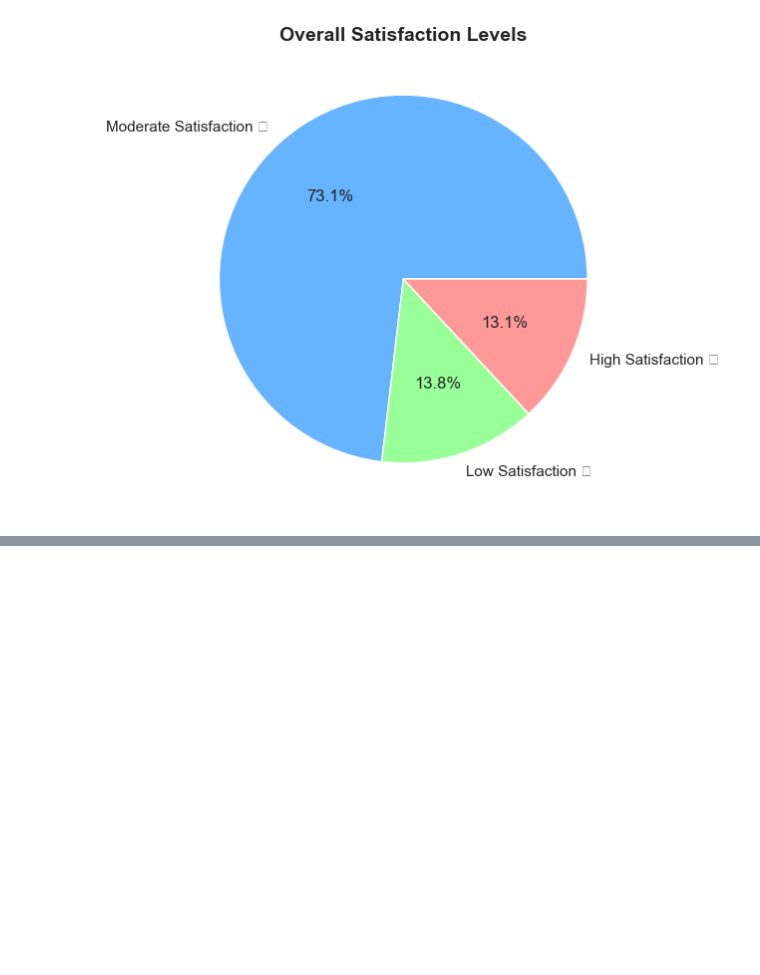
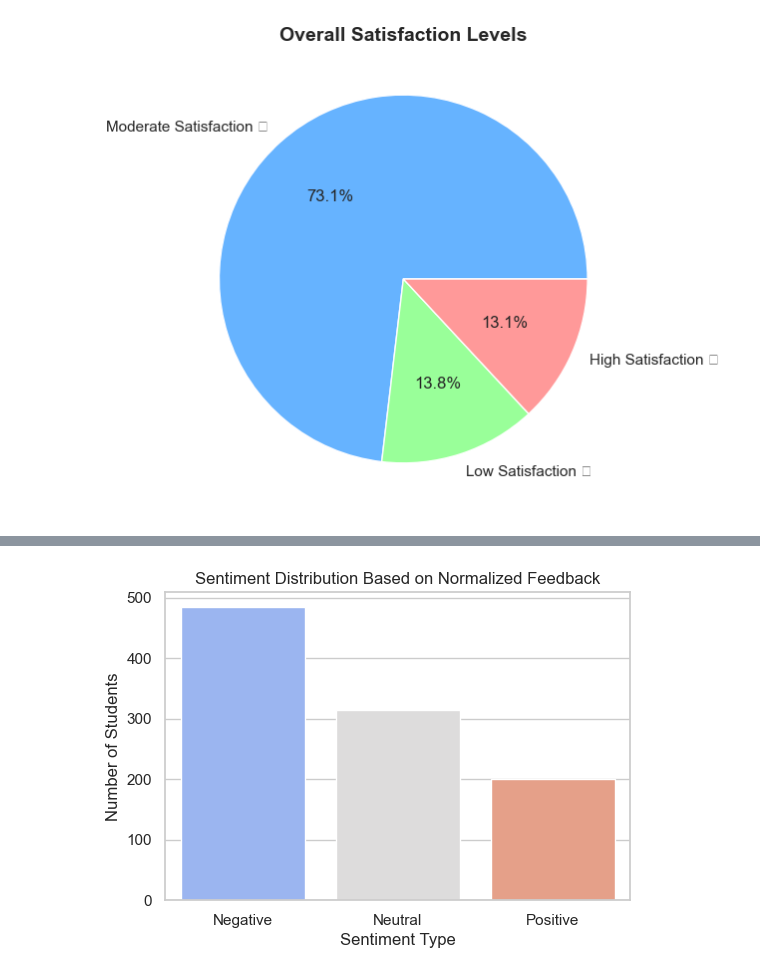
Before and after one commit to jenamjain/FUTURE_DS_03, a Jupyter notebook: College Event Feedback Analysis.ipynb, the cells around one changed output, grey strips where cells are left out. Drawn from its saved outputs; the diff is of its cells as text; code cells hidden in the pictures; blank space fills up the shorter version.

```diff
--- a/College Event Feedback Analysis.ipynb
+++ b/College Event Feedback Analysis.ipynb
@@ -370,0 +457,5 @@ plt.show()
+# %%
+# Normalize the scores to a 0–5 scale
+df['Normalized_Feedback'] = (df['Average_Feedback'] / df['Average_Feedback'].max()) * 5
+
+df[['Average_Feedback', 'Normalized_Feedback']].head()
@@ -370,0 +469,12 @@ plt.show()
+# %%
+def classify_sentiment(value):
+    if value >= 4:
+        return 'Positive'
+    elif value >= 2.5:
+        return 'Neutral'
+    else:
+        return 'Negative'
+
+df['Sentiment'] = df['Normalized_Feedback'].apply(classify_sentiment)
+
+df[['Normalized_Feedback', 'Sentiment']].head()
@@ -370,0 +488,9 @@ plt.show()
+# %%
+plt.figure(figsize=(6,4))
+sns.countplot(x='Sentiment', data=df, palette='coolwarm')
+plt.title('Sentiment Distribution Based on Normalized Feedback')
+plt.xlabel('Sentiment Type')
+plt.ylabel('Number of Students')
+plt.show()
+# %% [output]
+[figure, added]
```
Also changed, not shown: parts of 18 cells of this notebook, 1 other file.
